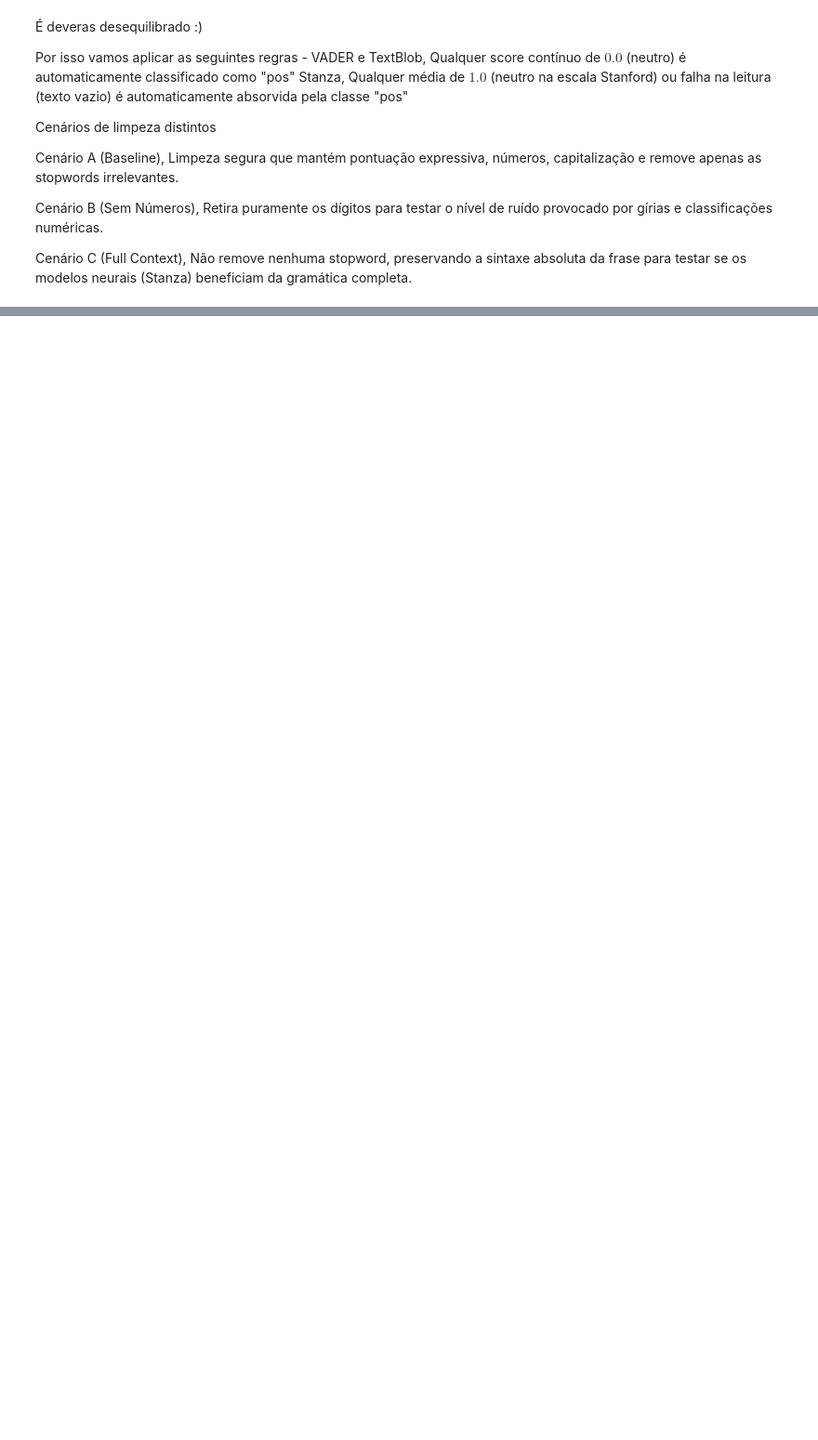
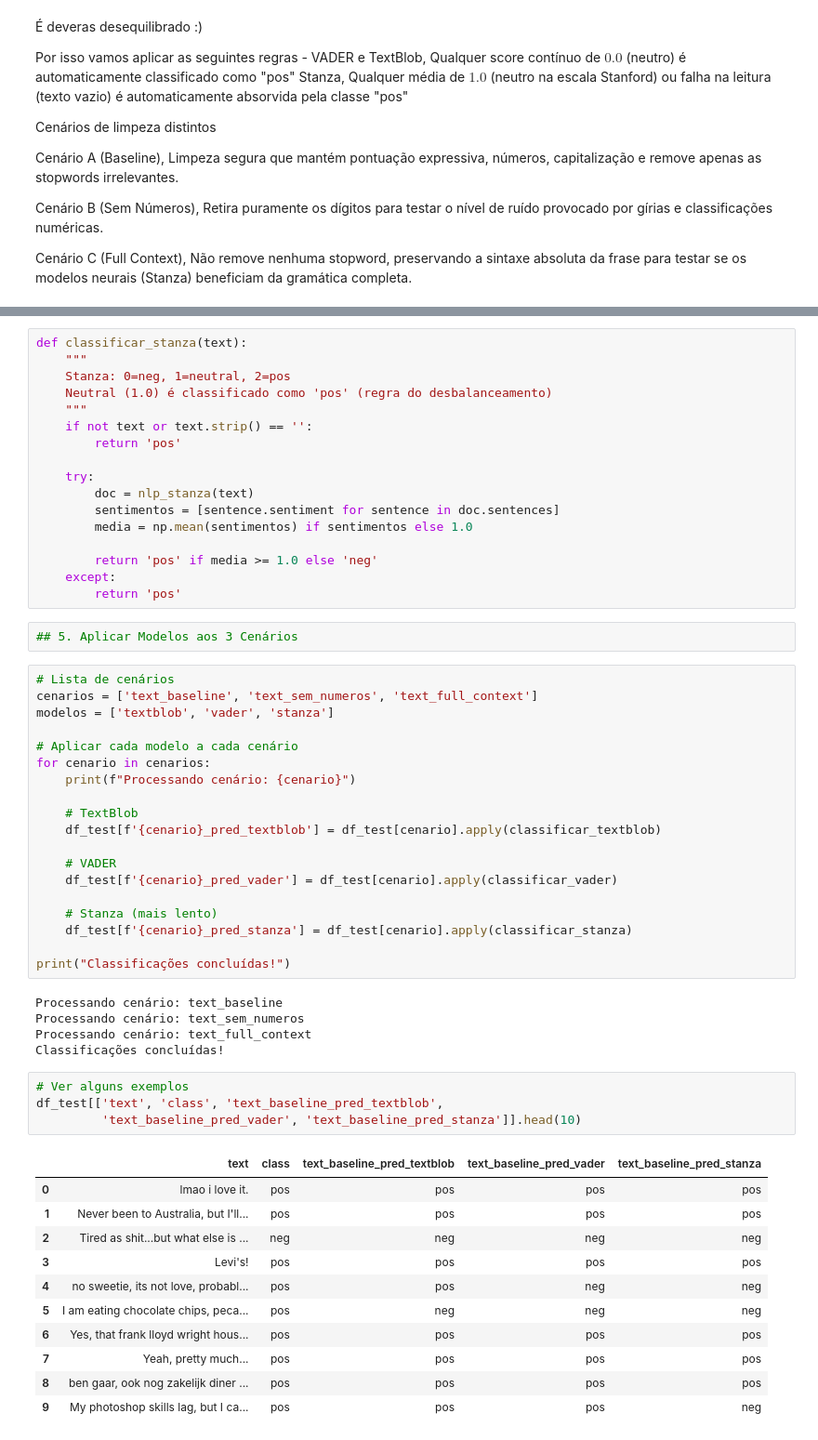
Before and after one commit to fernandorocha23/text_mining, a Jupyter notebook: project/Início.ipynb, the cells around one changed output, grey strips where cells are left out. Shown at 93% size. Cells and saved outputs as stored; diff of their text form; blank space fills up the shorter version.

```diff
--- a/project/Início.ipynb
+++ b/project/Início.ipynb
@@ -211,0 +248,59 @@ df_test['text_full_context'] = df_test['text'].apply(prep_full_context)
+# %%
+def classificar_stanza(text):
+    """
+    Stanza: 0=neg, 1=neutral, 2=pos
+    Neutral (1.0) é classificado como 'pos' (regra do desbalanceamento)
+    """
+    if not text or text.strip() == '':
+        return 'pos'
+
+    try:
+        doc = nlp_stanza(text)
+        sentimentos = [sentence.sentiment for sentence in doc.sentences]
+        media = np.mean(sentimentos) if sentimentos else 1.0
+
+        return 'pos' if media >= 1.0 else 'neg'
+    except:
+        return 'pos'
+# %%
+## 5. Aplicar Modelos aos 3 Cenários
+# %%
+# Lista de cenários
+cenarios = ['text_baseline', 'text_sem_numeros', 'text_full_context']
+modelos = ['textblob', 'vader', 'stanza']
+
+# Aplicar cada modelo a cada cenário
+for cenario in cenarios:
+    print(f"Processando cenário: {cenario}")
+
+    # TextBlob
+    df_test[f'{cenario}_pred_textblob'] = df_test[cenario].apply(classificar_textblob)
+
+    # VADER
+    df_test[f'{cenario}_pred_vader'] = df_test[cenario].apply(classificar_vader)
+
+    # Stanza (mais lento)
+    df_test[f'{cenario}_pred_stanza'] = df_test[cenario].apply(classificar_stanza)
+
+print("Classificações concluídas!")
+# %% [output]
+Processando cenário: text_baseline
+Processando cenário: text_sem_numeros
+Processando cenário: text_full_context
+Classificações concluídas!
+# %%
+# Ver alguns exemplos
+df_test[['text', 'class', 'text_baseline_pred_textblob',
+         'text_baseline_pred_vader', 'text_baseline_pred_stanza']].head(10)
+# %% [output]
+|  | text | class | text_baseline_pred_textblob | text_baseline_pred_vader | text_baseline_pred_stanza |
+| 0 | lmao i love it. | pos | pos | pos | pos |
+| 1 | Never been to Australia, but I'll... | pos | pos | pos | pos |
+| 2 | Tired as shit...but what else is ... | neg | neg | neg | neg |
+| 3 | Levi's! | pos | pos | pos | pos |
+| 4 | no sweetie, its not love, probabl... | pos | pos | neg | neg |
+| 5 | I am eating chocolate chips, peca... | pos | neg | neg | neg |
+| 6 | Yes, that frank lloyd wright hous... | pos | pos | pos | pos |
+| 7 | Yeah, pretty much... | pos | pos | pos | pos |
+| 8 | ben gaar, ook nog zakelijk diner ... | pos | pos | pos | pos |
+| 9 | My photoshop skills lag, but I ca... | pos | pos | pos | neg |
```
Also changed, not shown: parts of 11 cells of this notebook, 1 other file.
